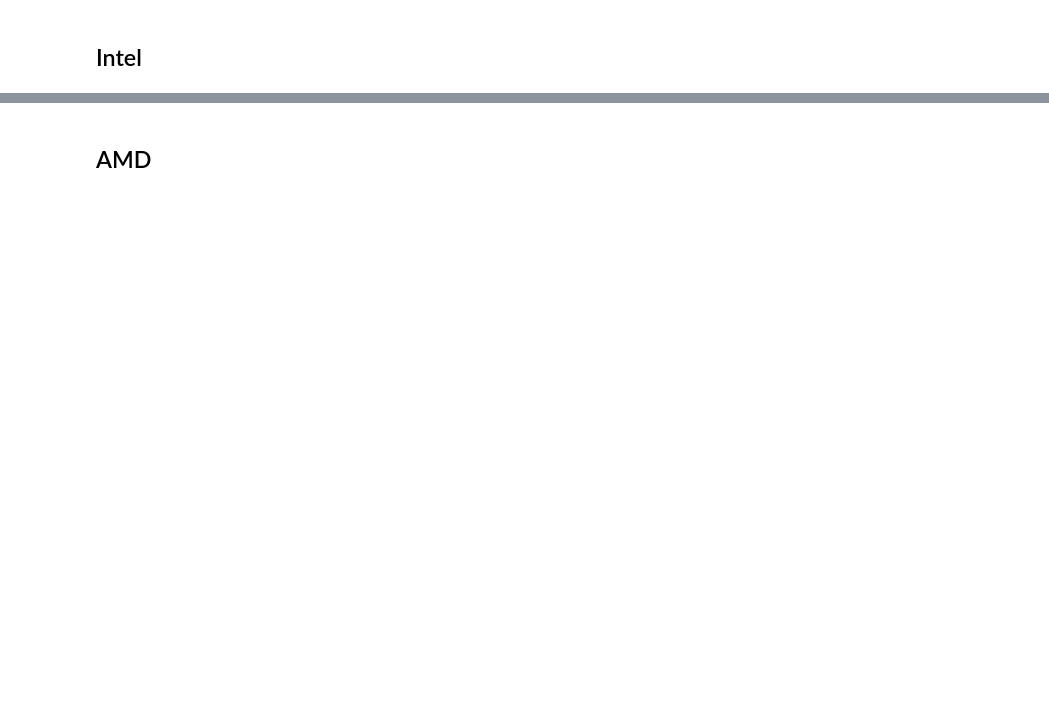
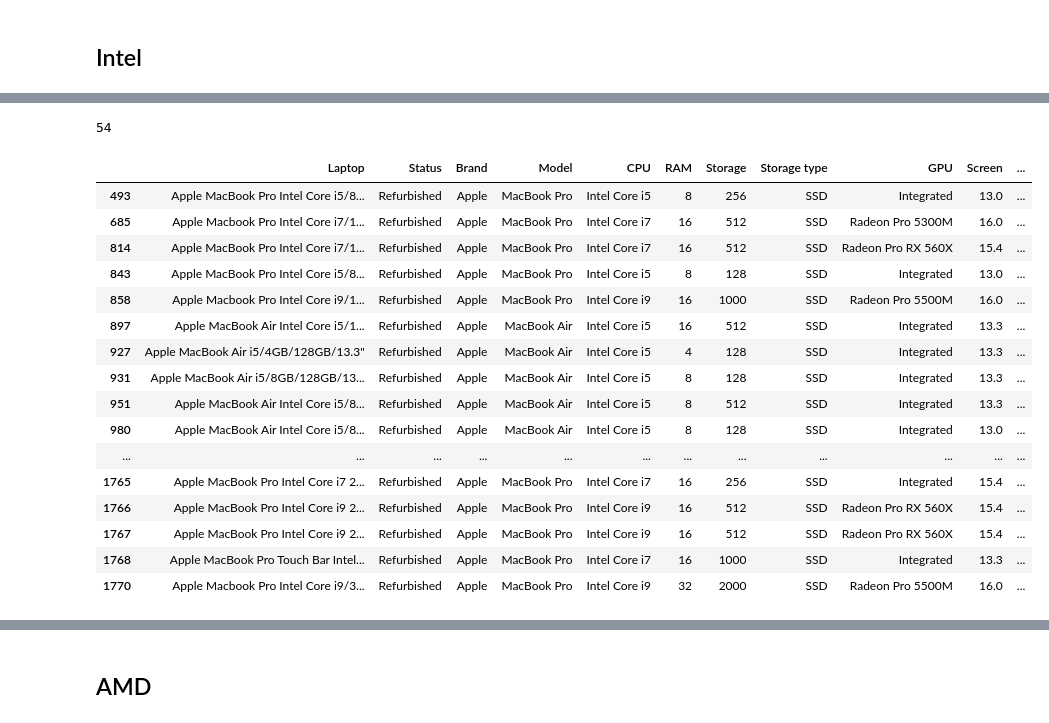
Before and after one commit to M4tchaa/lappick-ml, a Jupyter notebook: explore_dataset.ipynb, the cells around one changed output, grey strips where cells are left out. Cells and saved outputs as stored; diff of their text form; code cells hidden in the pictures; blank space fills up the shorter version.

```diff
--- a/explore_dataset.ipynb
+++ b/explore_dataset.ipynb
@@ -266,0 +679,2 @@ df3[df3['CPU'] == 'Intel Core i3']
+# %%
+df4.loc[1968, 'Laptop_CPU'] = 'Intel Core i5-1135G7'
@@ -266,0 +688,7 @@ df3[df3['CPU'] == 'Intel Core i3']
+# %%
+df4.loc[874, 'Laptop_CPU'] = 'Intel Core i7-1255U'
+df4.loc[874, 'Laptop_name'] = 'MSI Modern 15 B12M-042ES'
+df4.loc[1019, 'Laptop_CPU'] = 'Intel Core i7-13700H'
+df4.loc[1019, 'Laptop_name'] = 'MSI Vector GP77 13VG-068XPT'
+df4.loc[2026, 'Laptop_CPU'] = 'Intel Core i7-9750H'
+df4.loc[2026, 'Laptop_name'] = 'MSI GF63 Thin 9SC-047XES'
@@ -266,0 +704,15 @@ df3[df3['CPU'] == 'Intel Core i3']
+# %%
+df4.loc[615, 'Laptop_CPU'] = 'Intel Core i5-7300U'
+df4.loc[615, 'Laptop_name'] = 'HP EliteBook 850 G4'
+
+df4.loc[666, 'Laptop_CPU'] = 'Intel Core i5-8250U'
+df4.loc[666, 'Laptop_name'] = 'HP EliteBook 850 G5'
+
+df4.loc[1022, 'Laptop_CPU'] = 'Intel Core  i5-1155G7'
+df4.loc[1022, 'Laptop_name'] = 'HP 15S-FQ4074NS'
+
+df4.loc[1449, 'Laptop_CPU'] = 'Intel Core  i5-1235U'
+df4.loc[1449, 'Laptop_name'] = 'HP Pavilion x360 14-ek0018ns'
+
+df4.loc[1889, 'Laptop_CPU'] = 'Intel Core  i7-7500U'
+df4.loc[1889, 'Laptop_name'] = 'HP EliteBook 840 G4'
@@ -266,0 +739,2 @@ df3[df3['CPU'] == 'Intel Core i3']
+# %%
+mac_intelcore_index = df4[df4['Laptop_CPU'].isin(anomali_intel_core) & (df4.Brand == 'Apple')].Laptop.index
@@ -267 +852,26 @@ df3[df3['CPU'] == 'Intel Core i3']
+# %%
+len(cpu_sku_array)
+# %% [output]
+54
+# %%
+df4.loc[mac_intelcore_index, 'Laptop_CPU'] = cpu_sku_array
+df4.loc[mac_intelcore_index]
+# %% [output]
+|  | Laptop | Status | Brand | Model | CPU | RAM | Storage | Storage type | GPU | Screen | ... |
+| 493 | Apple MacBook Pro Intel Core i5/8... | Refurbished | Apple | MacBook Pro | Intel Core i5 | 8 | 256 | SSD | Integrated | 13.0 | ... |
+| 685 | Apple Macbook Pro Intel Core i7/1... | Refurbished | Apple | MacBook Pro | Intel Core i7 | 16 | 512 | SSD | Radeon Pro 5300M | 16.0 | ... |
+| 814 | Apple MacBook Pro Intel Core i7/1... | Refurbished | Apple | MacBook Pro | Intel Core i7 | 16 | 512 | SSD | Radeon Pro RX 560X | 15.4 | ... |
+| 843 | Apple MacBook Pro Intel Core i5/8... | Refurbished | Apple | MacBook Pro | Intel Core i5 | 8 | 128 | SSD | Integrated | 13.0 | ... |
+| 858 | Apple Macbook Pro Intel Core i9/1... | Refurbished | Apple | MacBook Pro | Intel Core i9 | 16 | 1000 | SSD | Radeon Pro 5500M | 16.0 | ... |
+| 897 | Apple MacBook Air Intel Core i5/1... | Refurbished | Apple | MacBook Air | Intel Core i5 | 16 | 512 | SSD | Integrated | 13.3 | ... |
+| 927 | Apple MacBook Air i5/4GB/128GB/13.3" | Refurbished | Apple | MacBook Air | Intel Core i5 | 4 | 128 | SSD | Integrated | 13.3 | ... |
+| 931 | Apple MacBook Air i5/8GB/128GB/13... | Refurbished | Apple | MacBook Air | Intel Core i5 | 8 | 128 | SSD | Integrated | 13.3 | ... |
+| 951 | Apple MacBook Air Intel Core i5/8... | Refurbished | Apple | MacBook Air | Intel Core i5 | 8 | 512 | SSD | Integrated | 13.3 | ... |
+| 980 | Apple MacBook Air Intel Core i5/8... | Refurbished | Apple | MacBook Air | Intel Core i5 | 8 | 128 | SSD | Integrated | 13.0 | ... |
+| ... | ... | ... | ... | ... | ... | ... | ... | ... | ... | ... | ... |
+| 1765 | Apple MacBook Pro Intel Core i7 2... | Refurbished | Apple | MacBook Pro | Intel Core i7 | 16 | 256 | SSD | Integrated | 15.4 | ... |
+| 1766 | Apple MacBook Pro Intel Core i9 2... | Refurbished | Apple | MacBook Pro | Intel Core i9 | 16 | 512 | SSD | Radeon Pro RX 560X | 15.4 | ... |
+| 1767 | Apple MacBook Pro Intel Core i9 2... | Refurbished | Apple | MacBook Pro | Intel Core i9 | 16 | 512 | SSD | Radeon Pro RX 560X | 15.4 | ... |
+| 1768 | Apple MacBook Pro Touch Bar Intel... | Refurbished | Apple | MacBook Pro | Intel Core i7 | 16 | 1000 | SSD | Integrated | 13.3 | ... |
+| 1770 | Apple Macbook Pro Intel Core i9/3... | Refurbished | Apple | MacBook Pro | Intel Core i9 | 32 | 2000 | SSD | Radeon Pro 5500M | 16.0 | ... |
 # %%
```
Also changed, not shown: parts of 172 cells of this notebook, 9 other files.
